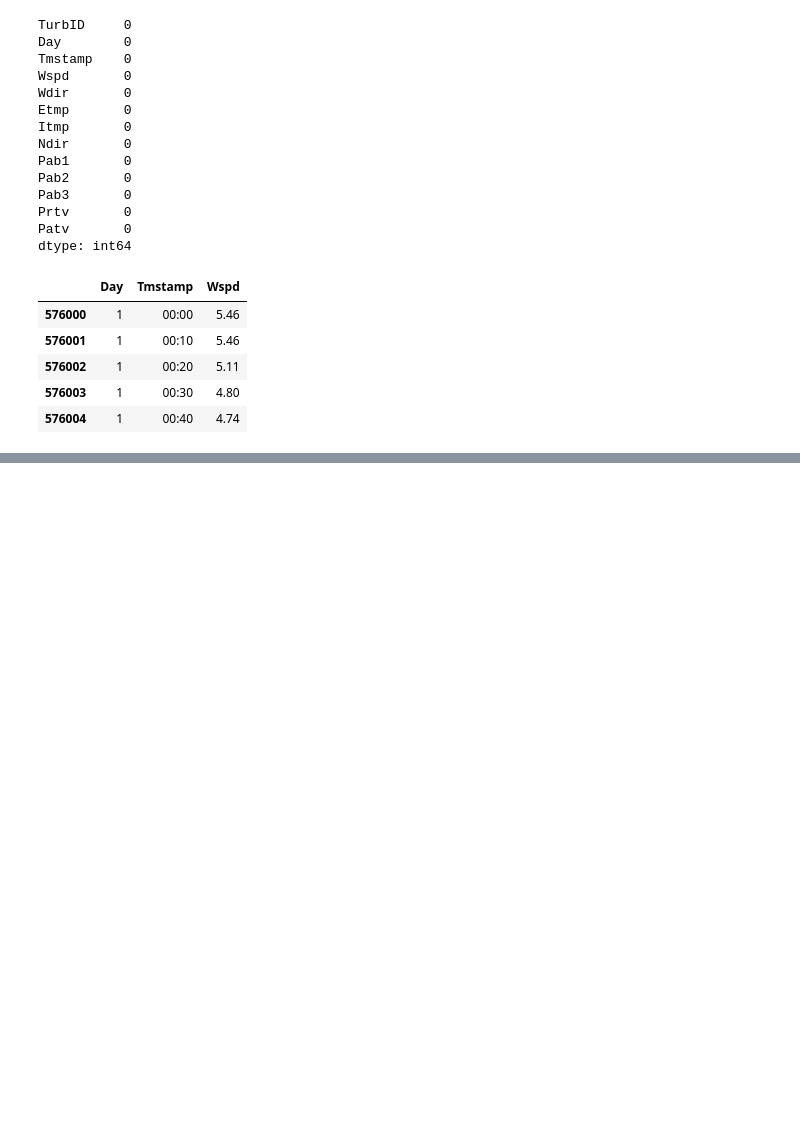
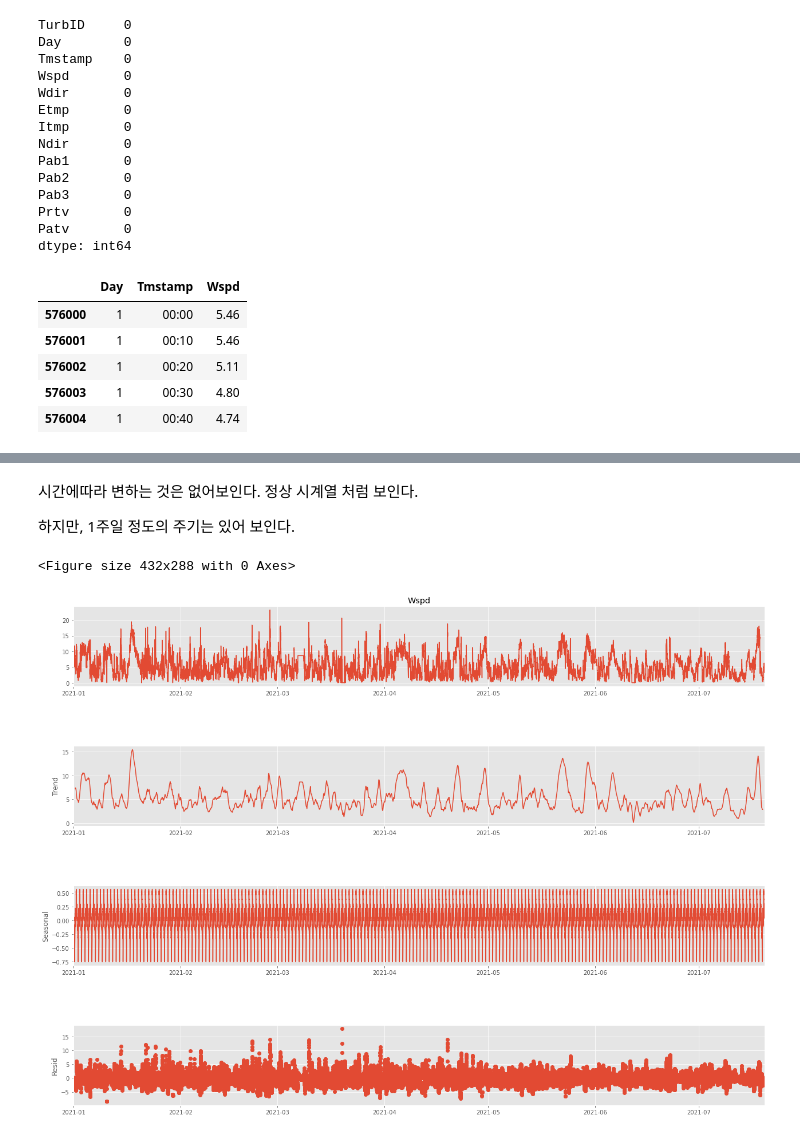
Before and after one commit to bub3690/dacon_study, a Jupyter notebook: inha_2022/Arima.ipynb, the cells around one changed output, grey strips where cells are left out. Saved outputs shown, nothing was run; the diff lists cells and outputs as text; code cells hidden in the pictures; blank space fills up the shorter version.

```diff
--- a/inha_2022/Arima.ipynb
+++ b/inha_2022/Arima.ipynb
@@ -142,3 +196,18 @@ train_data.head()
+# %% [markdown]
+시간에따라 변하는 것은 없어보인다. 정상 시계열 처럼 보인다.
+
+하지만, 1주일 정도의 주기는 있어 보인다.
+# %%
+from statsmodels.tsa.seasonal import seasonal_decompose
+result = seasonal_decompose(train_data['Wspd'],model='additive',period=144)
+
+
+fig = plt.figure()
+fig = result.plot()
+fig.set_size_inches(20,15)
+# %% [output]
+<Figure size 432x288 with 0 Axes>
+[figure, added]
 # %% [markdown]
 # acf, pacf
 
```
Also changed, not shown: parts of 39 cells of this notebook, 10 other files.
